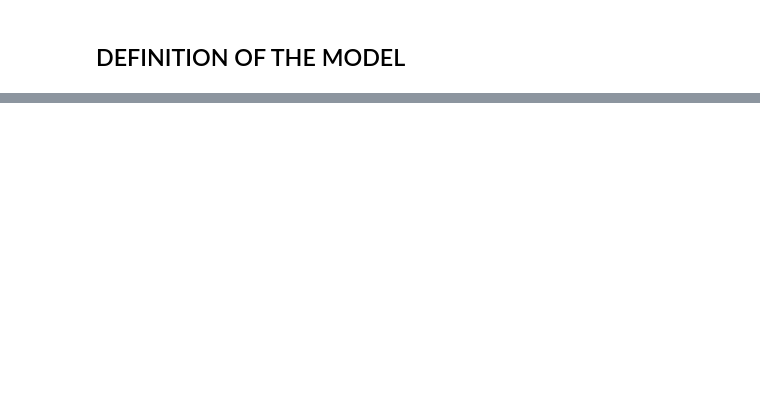
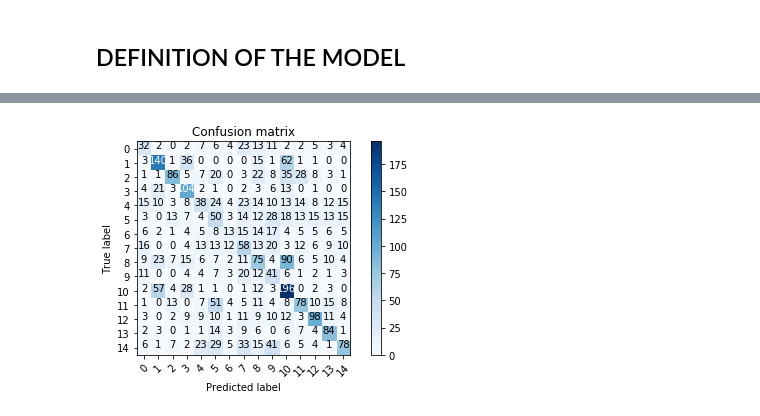
Before and after one commit to AlbertoPresta/CVPR-exam, a Jupyter notebook: First_attempt.ipynb, the cells around one changed output, grey strips where cells are left out. Cells and saved outputs as stored; diff of their text form; code cells hidden in the pictures; blank space fills up the shorter version.

```diff
--- a/First_attempt.ipynb
+++ b/First_attempt.ipynb
@@ -72,2 +97,8 @@ model.compile(loss='categorical_crossentropy',optimizer='sgd',metrics = ['accura
-# %%
-model.fit(train_data,train_labels_dummy,batch_size=15,epochs=100,shuffle=True)
+# %%
+from keras.callbacks import EarlyStopping
+from keras.callbacks import History
+history = History()
+earlyStopping = EarlyStopping(min_delta=0.01,patience = 7)
+
+
+model.fit(train_data,train_labels_dummy,batch_size=32,epochs=100,validation_split=0.15,shuffle=True,callbacks=[earlyStopping,history])
@@ -78,0 +131,4 @@ model.evaluate(test_data,test_labels_dummy)
+# %%
+y_pred = model.predict_classes(test_data)
+# %%
+cm = confusion_matrix(test_labels,y_pred)
@@ -78,0 +137,4 @@ model.evaluate(test_data,test_labels_dummy)
+# %%
+utils.plot_confusion_matrix(cm,['0','1','2','3','4','5','6','7','8','9','10','11','12','13','14'])
+# %% [output]
+[figure, added]
```
Also changed, not shown: parts of 18 cells of this notebook, 1 other file.
